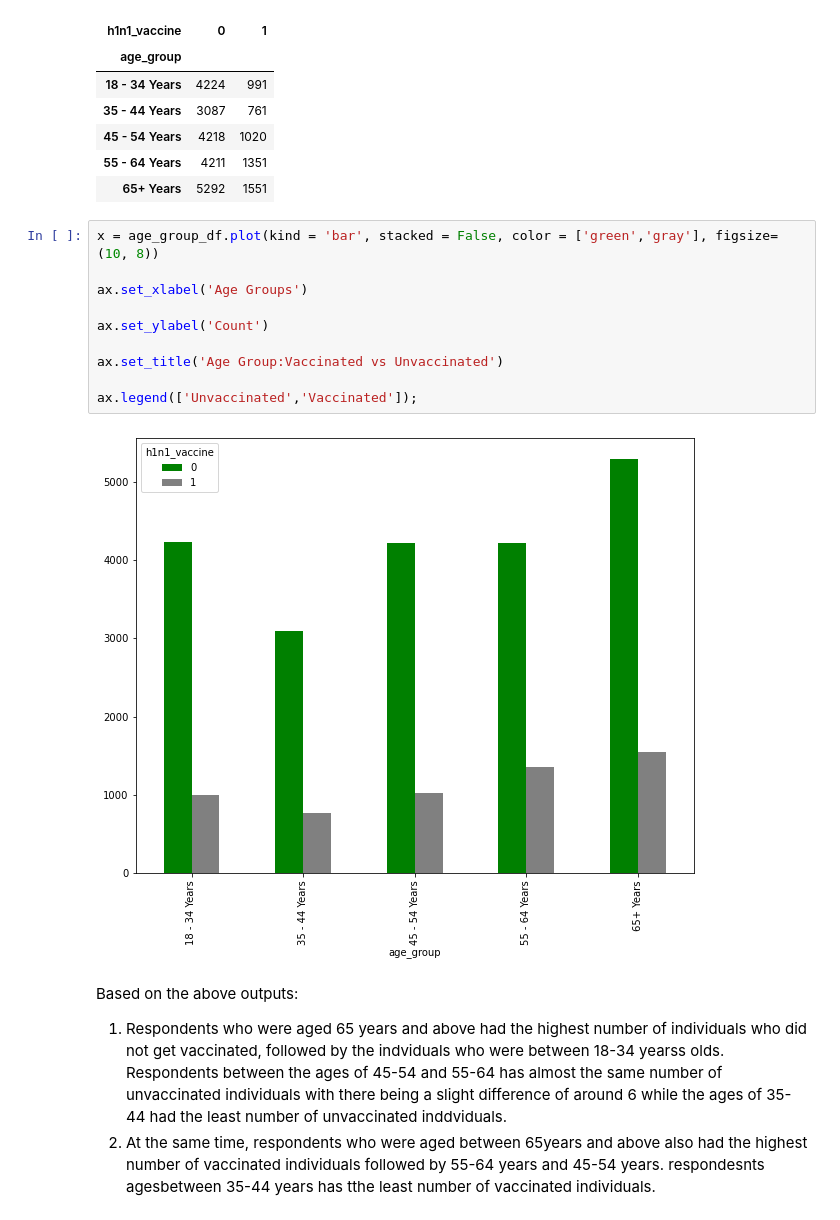
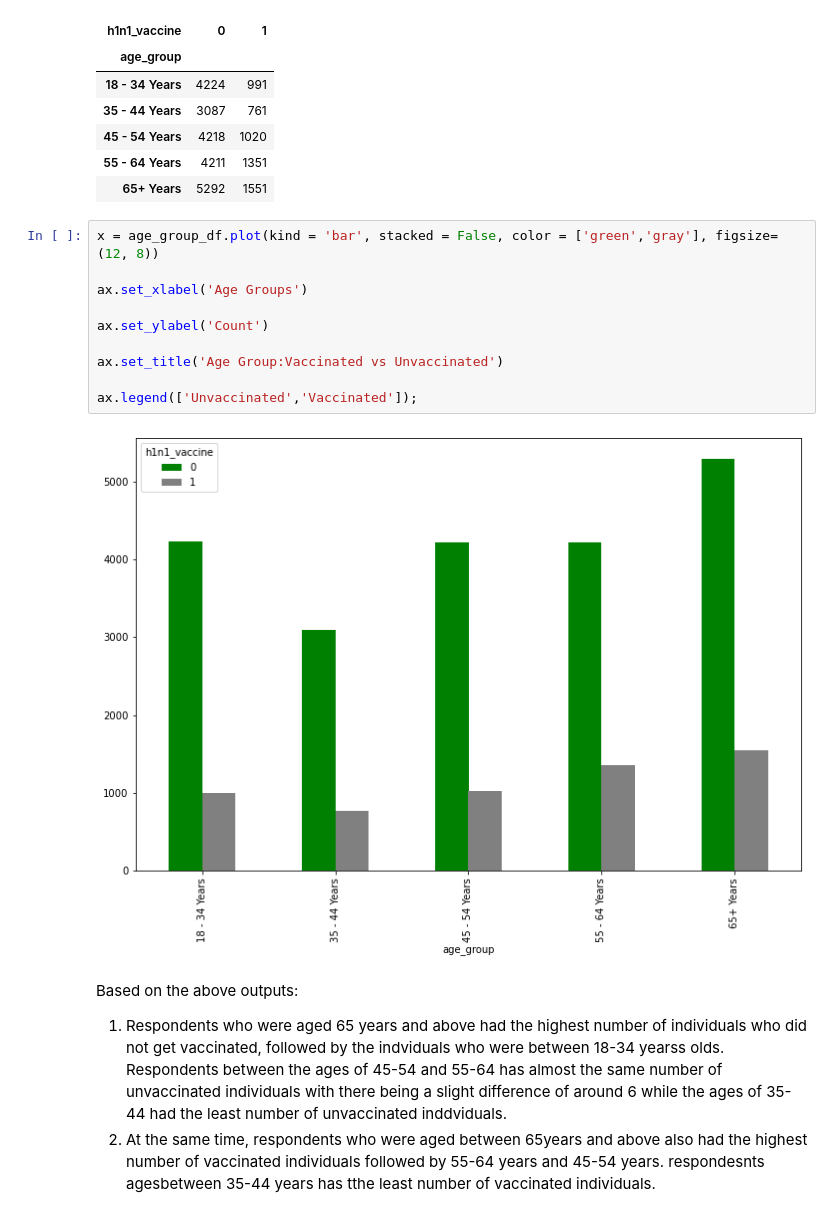
Before and after one commit to mainaroseline/H1N1-Vaccination-Rate-Analysis, a Jupyter notebook: project.ipynb, the cells around one changed output. Saved outputs shown, nothing was run; the diff lists cells and outputs as text.

```diff
--- a/project.ipynb
+++ b/project.ipynb
@@ -811,17 +823,17 @@ age_group_df
 | 55 - 64 Years | 4211 | 1351 |
 | 65+ Years | 5292 | 1551 |
 # %%
-x = age_group_df.plot(kind = 'bar', stacked = False, color = ['green','gray'], figsize=(10, 8))
+x = age_group_df.plot(kind = 'bar', stacked = False, color = ['green','gray'], figsize=(12, 8))
 
 ax.set_xlabel('Age Groups')
 
 ax.set_ylabel('Count')
 
 ax.set_title('Age Group:Vaccinated vs Unvaccinated')
 
 ax.legend(['Unvaccinated','Vaccinated']);
 # %% [output]
-[figure, old version]
+[figure, new version]
 # %% [markdown]
 Based on the above outputs:
 
```
Also changed, not shown: parts of 7 cells of this notebook.
